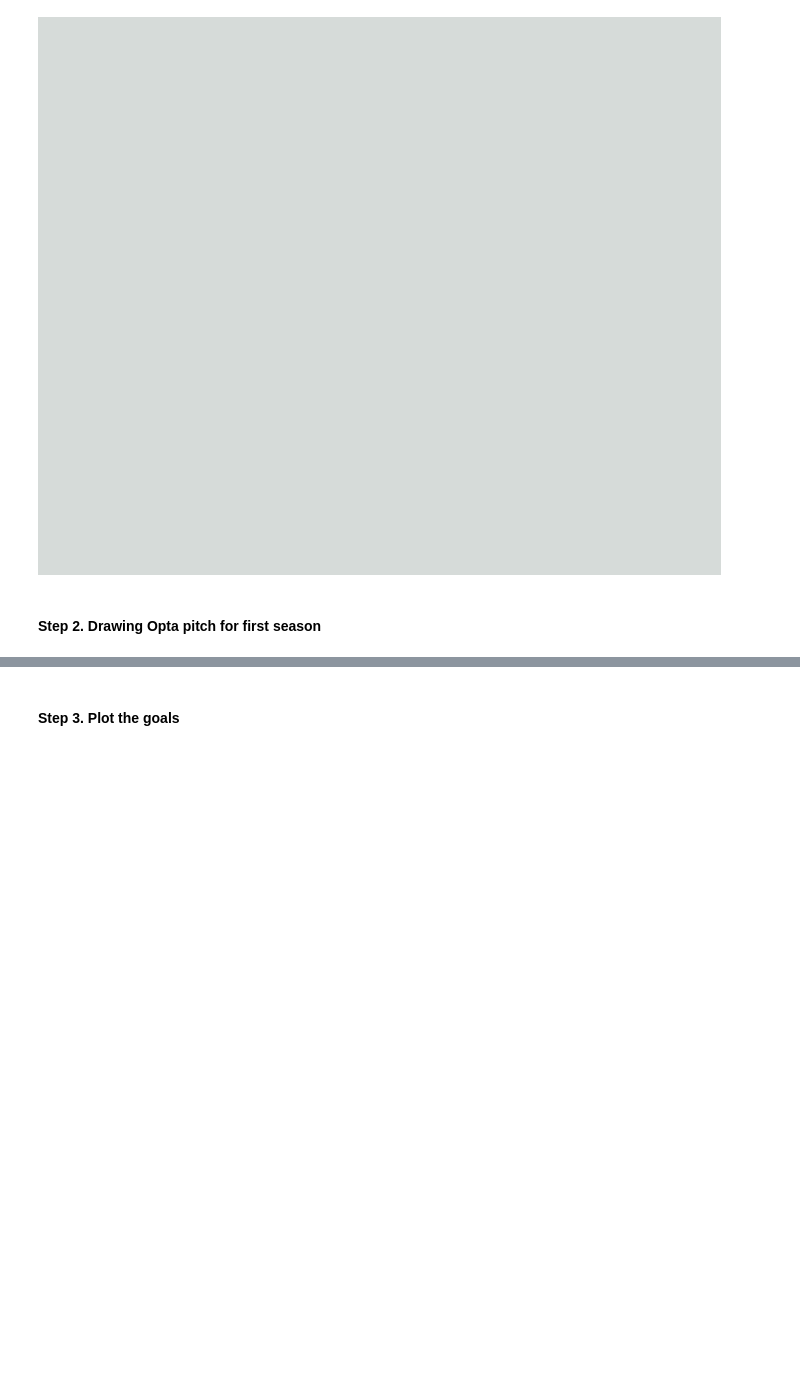
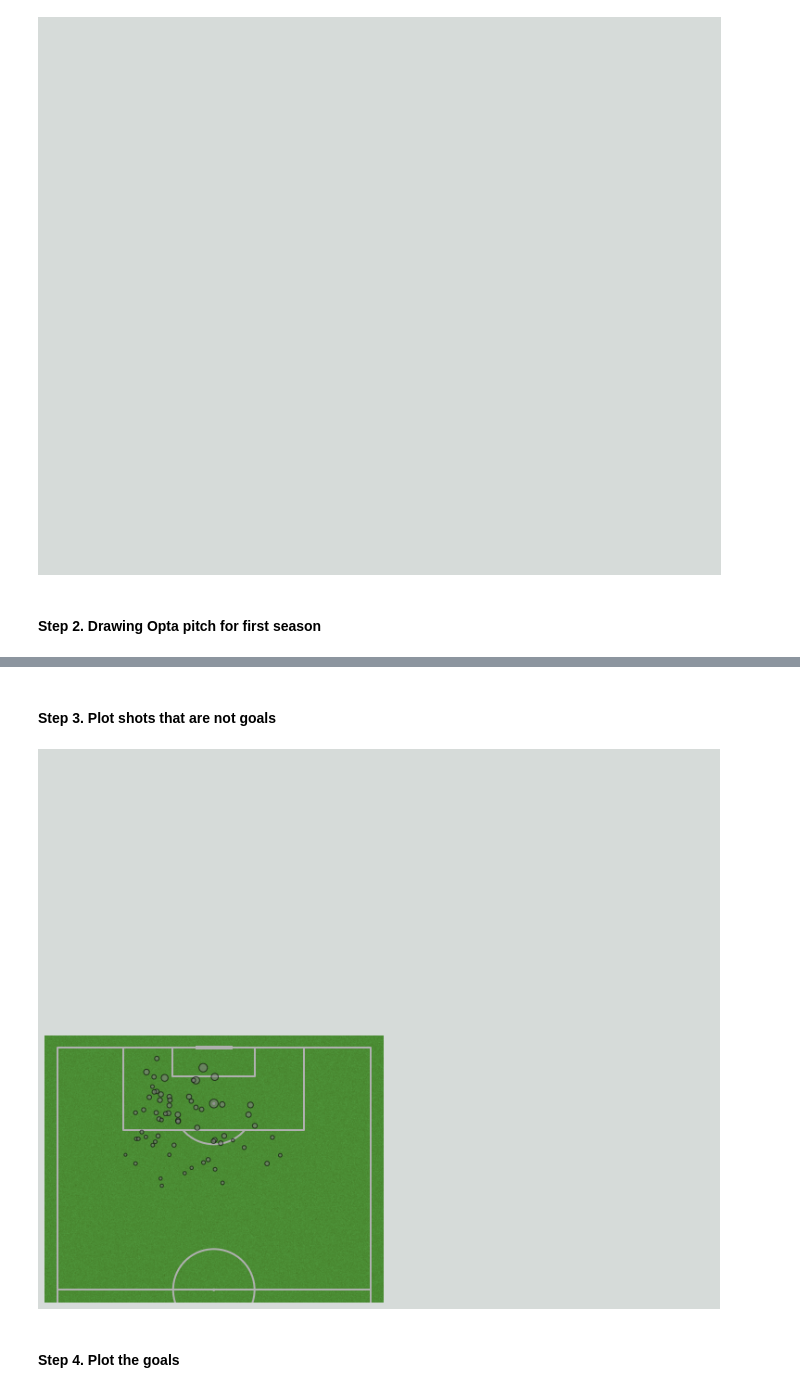
Before and after one commit to grine4ka/dattebayo, a Jupyter notebook: football_player_dashboards/player_dashboards.ipynb, the cells around one changed output, grey strips where cells are left out. Drawn from its saved outputs; the diff is of its cells as text; code cells hidden in the pictures; blank space fills up the shorter version.

```diff
--- a/football_player_dashboards/player_dashboards.ipynb
+++ b/football_player_dashboards/player_dashboards.ipynb
@@ -186,4 +209,22 @@ pitch.draw(ax=ax_opta1)
+# %% [markdown]
+#### Step 3. Plot shots that are not goals
+# %%
+df_fil = df_understat.loc[df_understat['Season']==2019]
+#PLOTTING NOT GOAL SHOTS
+pitch.scatter(
+    df_fil[df_fil['Result']!='Goal']['X'],
+    df_fil[df_fil['Result']!='Goal']['Y'],
+    s=np.sqrt(df_fil[df_fil['Result']!='Goal']['xG'])*100,
+    marker='o',
+    alpha=0.6,
+    edgecolor='black',
+    facecolor='grey',
+    ax=ax_opta1
+)
+fig
+# %% [output]
+[figure, added]
 # %% [markdown]
-#### Step 3. Plot the goals
+#### Step 4. Plot the goals
 # %%
 # NOW PLOTTING THE GOALS IN THE 2019-20 SEASON
```
Also changed, not shown: parts of 28 cells of this notebook, 2 other files.
